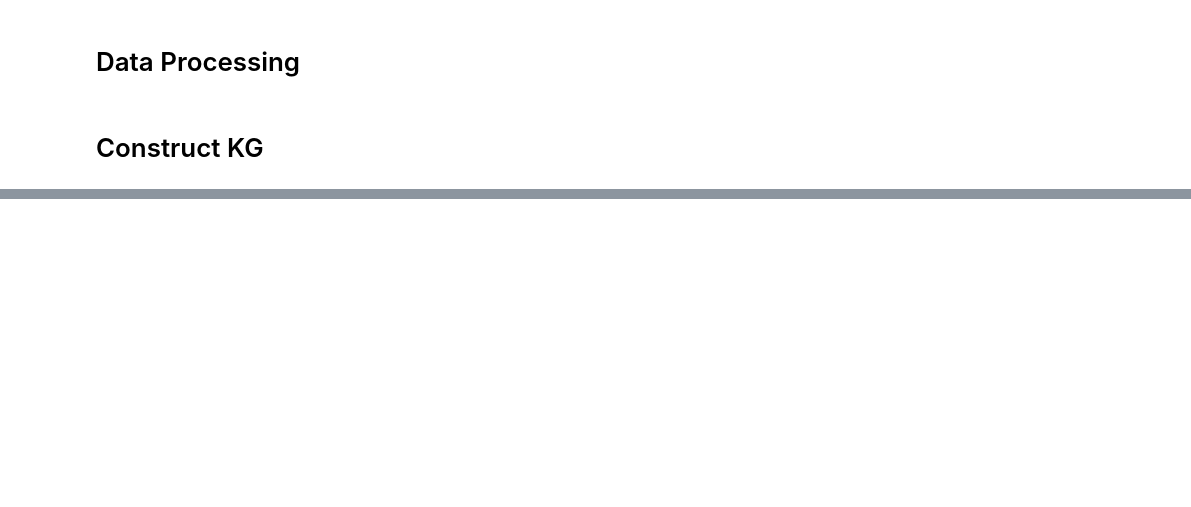
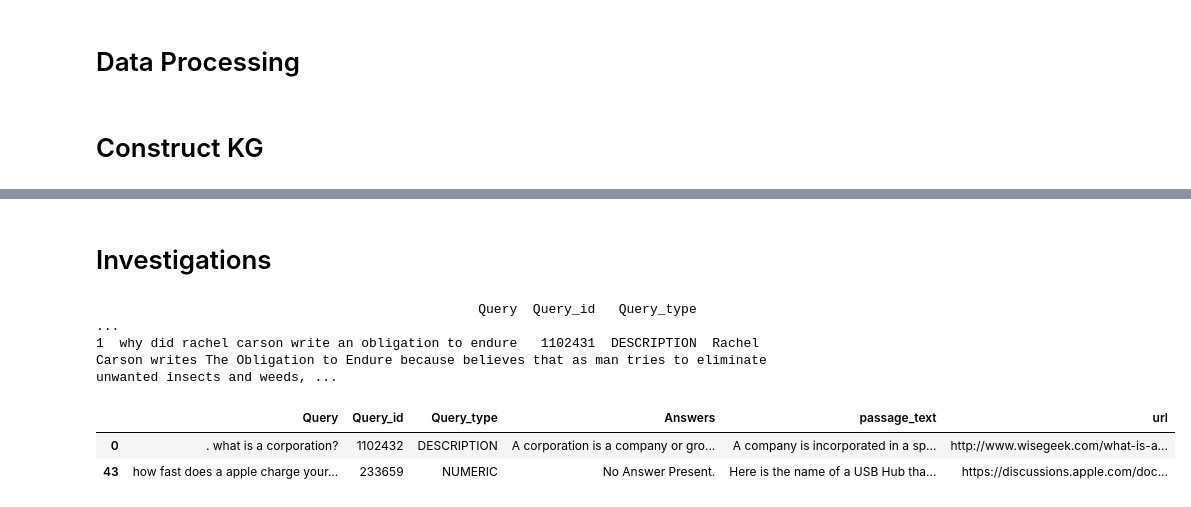
Before and after one commit to Tiny-Small/CS5284_Project, a Jupyter notebook: Milestone_1/KG_REBEL/kg.ipynb, the cells around one changed output, grey strips where cells are left out. Drawn from its saved outputs; the diff is of its cells as text; code cells hidden in the pictures; blank space fills up the shorter version.

```diff
--- a/Milestone_1/KG_REBEL/kg.ipynb
+++ b/Milestone_1/KG_REBEL/kg.ipynb
@@ -297,3 +306,30 @@ G = process_dataframe_and_build_kg(df)
 ... (88 outputs left out)
 # %%
 nx.write_graphml(G, "knowledge_graph.graphml")
+# %% [markdown]
+# Investigations
+# %%
+phrase = "fallacy"
+
+# Filter rows where any column contains the phrase (case insensitive)
+filtered_df = df[df.apply(lambda row: row.astype(str).str.contains(phrase, case=False, na=False).any(), axis=1)]
+# Set pandas options to display all rows and columns
+pd.set_option('display.max_rows', None)
+pd.set_option('display.max_columns', None)
+pd.set_option('display.expand_frame_repr', False)  # Prevent wrapping to the next line
+pd.set_option('display.max_colwidth', None)  # To ensure no truncation of text in cells
+# Show the filtered rows fully
+print(filtered_df)
+# %% [output]
+                                                 Query  Query_id   Query_type                                                                                                                            ...
+1  why did rachel carson write an obligation to endure   1102431  DESCRIPTION  Rachel Carson writes The Obligation to Endure because believes that as man tries to eliminate unwanted insects and weeds, ...
+# %%
+phrase = "publicly"
+
+# Filter rows where any column contains the phrase (case insensitive)
+filtered_df = df[df.apply(lambda row: row.astype(str).str.contains(phrase, case=False, na=False).any(), axis=1)]
+filtered_df
+# %% [output]
+|  | Query | Query_id | Query_type | Answers | passage_text | url |
+| 0 | . what is a corporation? | 1102432 | DESCRIPTION | A corporation is a company or gro... | A company is incorporated in a sp... | http://www.wisegeek.com/what-is-a... |
+| 43 | how fast does a apple charge your... | 233659 | NUMERIC | No Answer Present. | Here is the name of a USB Hub tha... | https://discussions.apple.com/doc... |
```
Also changed, not shown: parts of 11 cells of this notebook, 1 other file.
